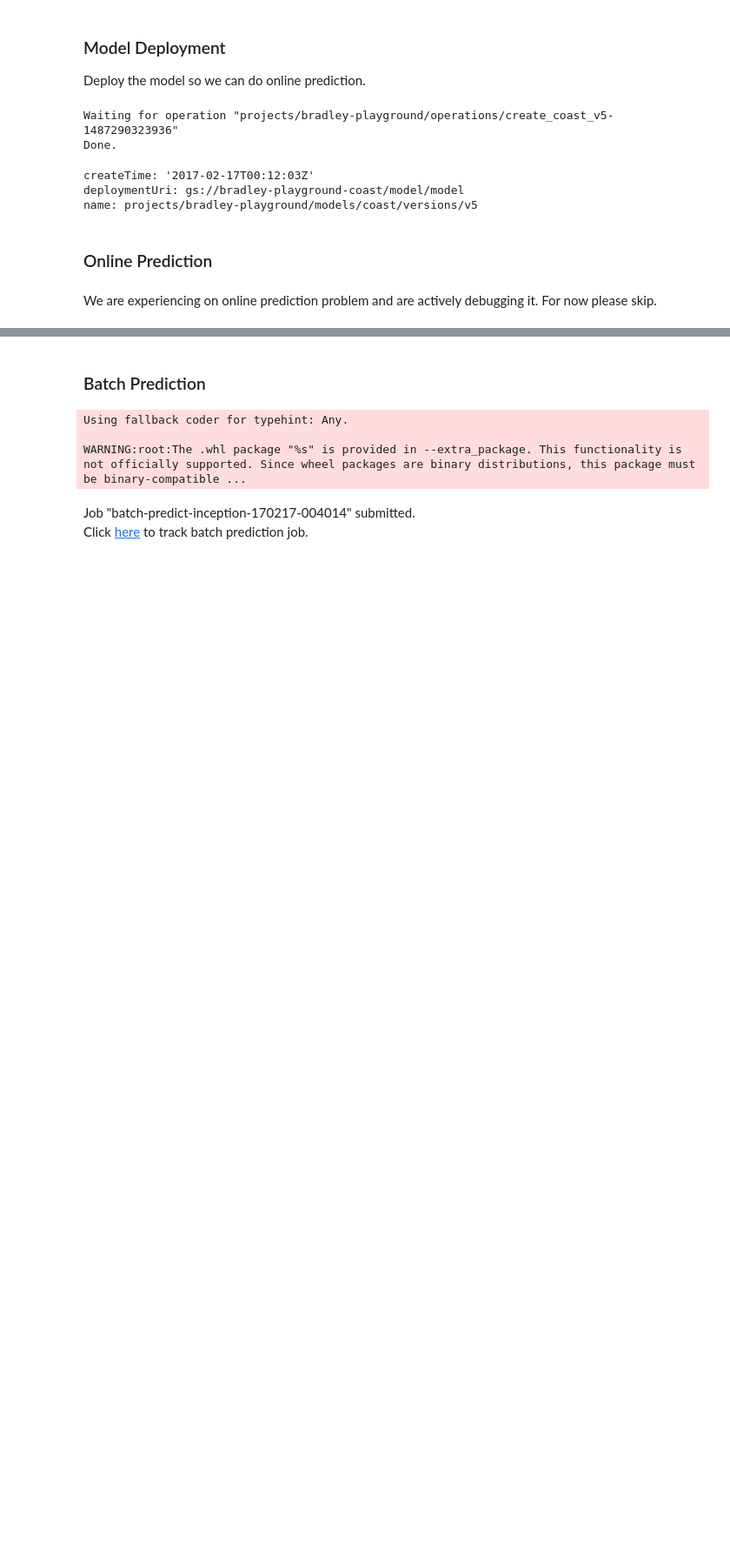
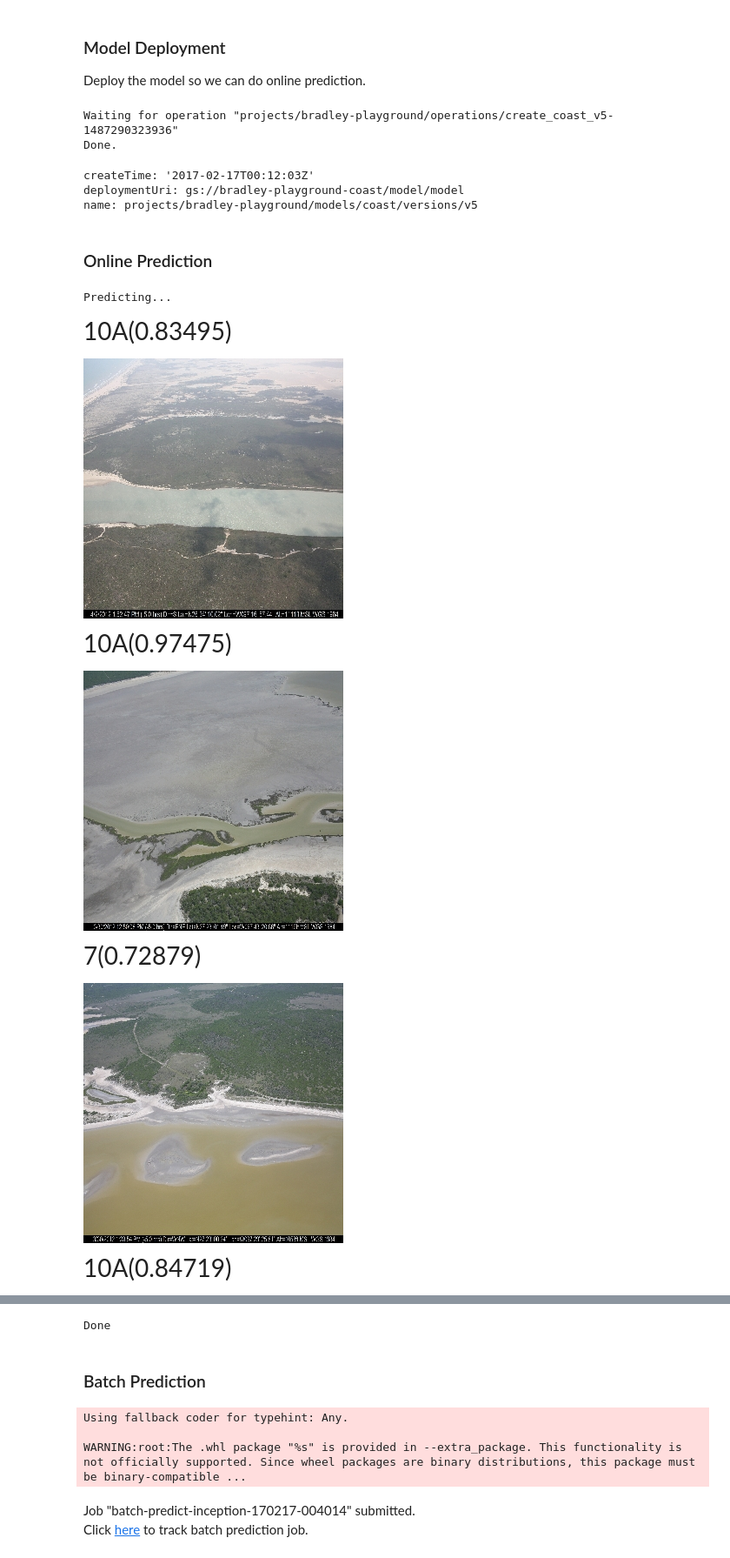
Before and after one commit to googledatalab/notebooks, a Jupyter notebook: hackathon/image/coast/Cloud.ipynb, the cells around one changed output, grey strips where cells are left out. Shown: that part at 87% size. Saved outputs shown, nothing was run; the diff lists cells and outputs as text; code cells hidden in the pictures; blank space fills up the shorter version.

```diff
--- a/hackathon/image/coast/Cloud.ipynb
+++ b/hackathon/image/coast/Cloud.ipynb
@@ -92,17 +92,25 @@ deploymentUri: gs://bradley-playground-coast/model/model
 name: projects/bradley-playground/models/coast/versions/v5
 # %% [markdown]
 ### Online Prediction
-# %% [markdown]
-We are experiencing on online prediction problem and are actively debugging it. For now please skip.
 # %%
 # gs://tamucc_coastline/esi_images/IMG_2849_SecDE_Spr12.jpg,3B
 # gs://tamucc_coastline/esi_images/IMG_0047_SecBC_Spr12.jpg,10A
 # gs://tamucc_coastline/esi_images/IMG_0617_SecBC_Spr12.jpg,7
 # gs://tamucc_coastline/esi_images/IMG_2034_SecEGH_Sum12_Pt2.jpg,10A
 images = [
   'gs://tamucc_coastline/esi_images/IMG_2849_SecDE_Spr12.jpg',
   'gs://tamucc_coastline/esi_images/IMG_0047_SecBC_Spr12.jpg',
   'gs://tamucc_coastline/esi_images/IMG_0617_SecBC_Spr12.jpg',
   'gs://tamucc_coastline/esi_images/IMG_2034_SecEGH_Sum12_Pt2.jpg'
 ]
-cloud_predict('coast.v5', images)
+# resize=True because otherwise the images are too large to send for online prediction.
+cloud_predict('coast.v5', images, resize=True)
+# %% [output]
+Predicting...
+10A(0.83495)
+[figure, added]
+10A(0.97475)
+[figure, added]
+7(0.72879)
+[figure, added]
+10A(0.84719)
@@ -109,3 +118,4 @@ cloud_predict('coast.v5', images)
+Done
 # %% [markdown]
 ### Batch Prediction
 # %%
```
Also changed, not shown: parts of 1 cell of this notebook, 2 other files.
